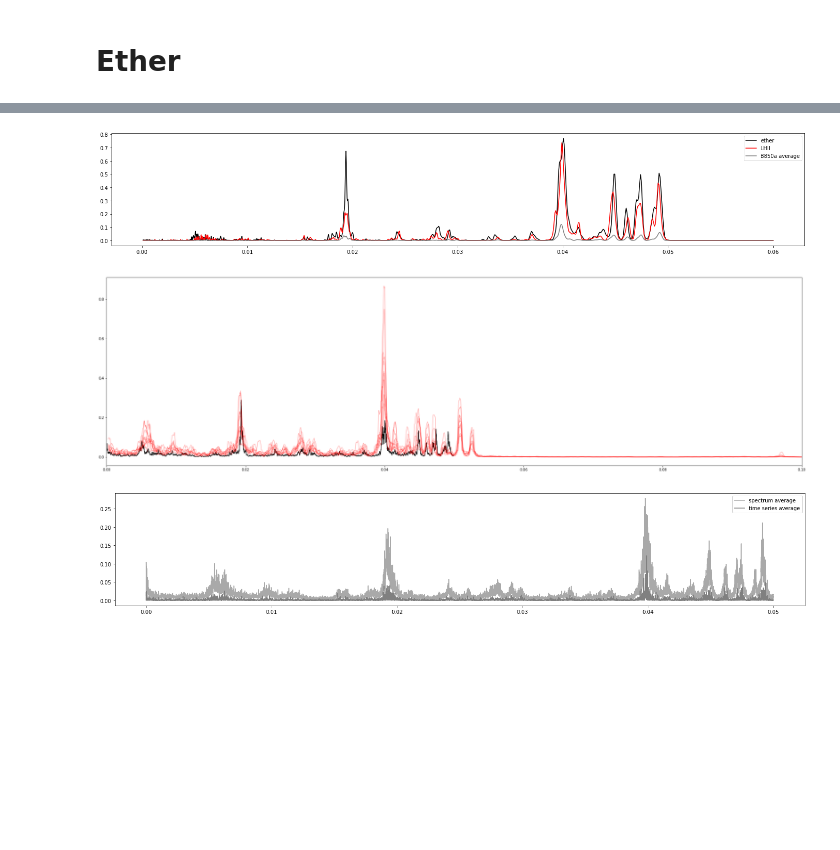
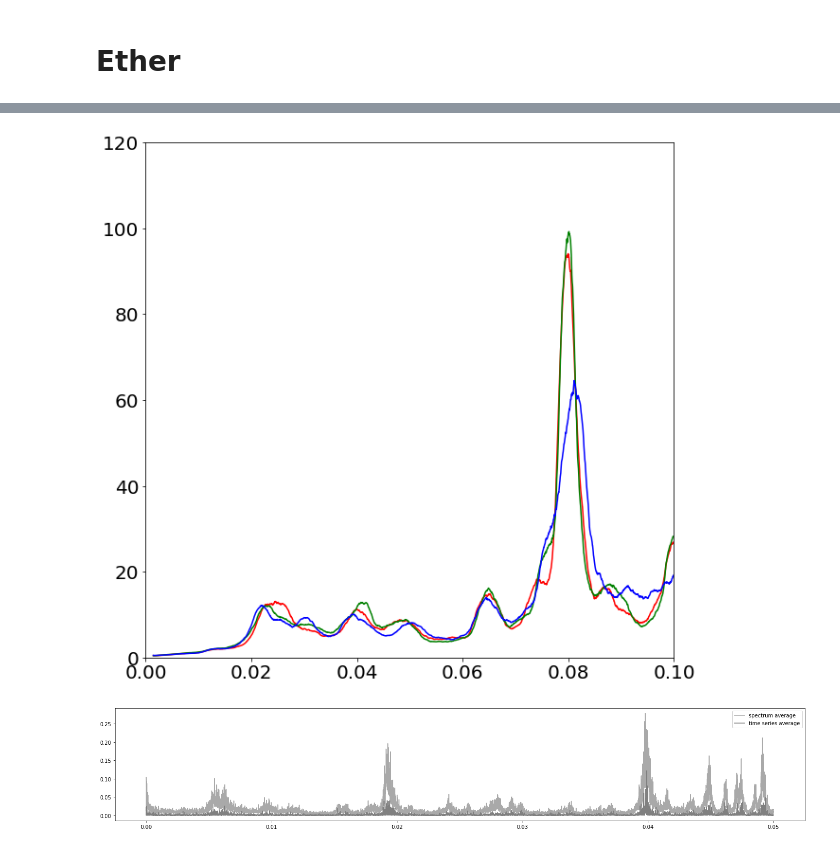
Before and after one commit to Oliver-Feighan/SpectralDensity, a Jupyter notebook: notebooks/Ether.ipynb, the cells around one changed output, grey strips where cells are left out. Saved outputs shown, nothing was run; the diff lists cells and outputs as text; code cells hidden in the pictures; blank space fills up the shorter version.

```diff
--- a/notebooks/Ether.ipynb
+++ b/notebooks/Ether.ipynb
@@ -68,54 +34,51 @@ fig.set_size_inches(24, 4)
-# %%
-fig, ax = plt.subplots()
-
-start, end = 1e-4, 6e-2
-num = 3500
-
-p_range = (start, end, num)
-
-fig.set_size_inches(24, 4)
-
-spectral_density.broadened_spectral_density(ether_dat, 10, ax, 0.0025, p_range=p_range, color=colors['ether'])
-
-for i in [0]: # b850a:
-    spectral_density.broadened_spectral_density(LHII["site_e"][:, i], 10, ax, 0.0025, p_range=p_range, color=colors['LHII'])
-
-spectral_density.broadened_spectral_density(ring_avg, 10, ax, 0.0025, p_range=p_range, color=colors['ring'])
-
-ax.legend(['ether', 'LHII', 'B850a average'])
-fig.set_size_inches(24, 4)
-# %% [output]
-[figure, removed]
 # %%
-N = 50
-N_eth = 100
+N = 700
+N_eth = N
 fig, ax = plt.subplots()
+
+import matplotlib
+font = {'size'   : 20}
+
+matplotlib.rc('font', **font)
+
+autocorr_eth, spectrum_eth, domain_eth = spectral_density.spectrum_and_domain((ether_dat - np.mean(ether_dat)) * Eh_to_eV, dt)
 
 ax.set_xlim(0, 0.10)
 
-#ax.plot(utils.first_half(domain_eth), utils.first_half(np.abs(spectrum_eth)), color=colors['ether'], alpha=0.25)
-ax.plot(utils.moving_average(utils.first_half(domain_eth), N_eth), utils.moving_average(utils.first_half(np.abs(spectrum_eth)), N_eth), color=colors['ether'])
+def ring_spectra(indices):
+    ring_spectra = []
+    ring_domains = []
 
-#ax.plot(utils.first_half(domain_LHII), utils.first_half(np.abs(spectrum_LHII)), color=colors['LHII'], alpha=0.25)
+    for i in indices:
+        #autocorr_LHII, spectrum_LHII, domain_LHII = spectral_density.spectrum_and_domain((LHII["site_e"][:,i] - np.mean(LHII["site_e"][:,i]))*Eh_to_eV, dt)
+        autocorr_LHII, spectrum_LHII, domain_LHII = spectral_density.spectrum_and_domain((LHII["site_e"][:,i] - np.mean(LHII["site_e"][:,i]))*Eh_to_eV, dt)
 
-for i in b850a:
-    autocorr_LHII, spectrum_LHII, domain_LHII = spectral_density.spectrum_and_domain(LHII["site_e"][:,i] - np.mean(LHII["site_e"][:,i]), 2)
-    ax.plot(utils.moving_average(utils.first_half(domain_LHII), N), utils.moving_average(utils.first_half(np.abs(spectrum_LHII)), N), color=colors['LHII'], alpha=0.3)
+        ring_spectra.append(utils.moving_average(utils.first_half(np.abs(spectrum_LHII)), N))
+        ring_domains.append(utils.moving_average(utils.first_half(domain_LHII), N))
 
-#for i in b850b:
-#    autocorr_LHII, spectrum_LHII, domain_LHII = spectral_density.spectrum_and_domain(LHII["site_e"][:,i] - np.mean(LHII["site_e"][:,i]), 2)
-#    ax.plot(utils.moving_average(utils.first_half(domain_LHII), N), utils.moving_average(utils.first_half(np.abs(spectrum_LHII)), N), color='blue', alpha=0.3)
 
-#for i in b800:
-#    autocorr_LHII, spectrum_LHII, domain_LHII = spectral_density.spectrum_and_domain(LHII["site_e"][:,i] - np.mean(LHII["site_e"][:,i]), 2)
-#    ax.plot(utils.moving_average(utils.first_half(domain_LHII), N), utils.moving_average(utils.first_half(np.abs(spectrum_LHII)), N), color='green', alpha=0.3)
+    return np.array(ring_spectra), np.array(ring_domains)
 
-#ax.plot(utils.first_half(domain_ring), utils.first_half(np.abs(spectrum_ring)), color=colors['ring'], alpha=0.25)
-#ax.plot(utils.moving_average(utils.first_half(domain_ring), N), utils.moving_average(utils.first_half(np.abs(spectrum_ring)), N), color=colors['ring'])
+b850a_spectra, b850a_domains = ring_spectra(b850a)
+b850b_spectra, b850b_domains = ring_spectra(b850b)
+b800_spectra,  b800_domains  = ring_spectra(b800)
 
-fig.set_size_inches(36, 10)
+
+
+ax.set_ylim(0, 120)
+
+avg_eth_domain = utils.moving_average(utils.first_half(domain_eth), N_eth)
+avg_eth_spectrum = utils.moving_average(utils.first_half(np.abs(spectrum_eth)), N_eth)
+
+#ax.plot(avg_eth_domain * per_fs_to_eV, avg_eth_spectrum * thermal_correction(avg_eth_domain) , color=colors['ether'])
+
+ax.plot(np.mean(b850a_domains, axis=0) * per_fs_to_eV, np.mean(b850a_spectra, axis=0) * thermal_correction(np.mean(b850a_domains, axis=0)), color='red', alpha=1)
+ax.plot(np.mean(b850b_domains, axis=0) * per_fs_to_eV, np.mean(b850b_spectra, axis=0) * thermal_correction(np.mean(b850b_domains, axis=0)), color='green', alpha=1)
+ax.plot(np.mean(b800_domains,  axis=0) * per_fs_to_eV, np.mean(b800_spectra,  axis=0) * thermal_correction(np.mean(b800_domains,  axis=0)), color='blue', alpha=1)
+
+fig.set_size_inches(10, 10)
 # %% [output]
-[figure, old version]
+[figure, new version]
 # %%
 spectrum_res = np.zeros(49996)
 
```
Also changed, not shown: parts of 7 cells of this notebook, 16 other files.
